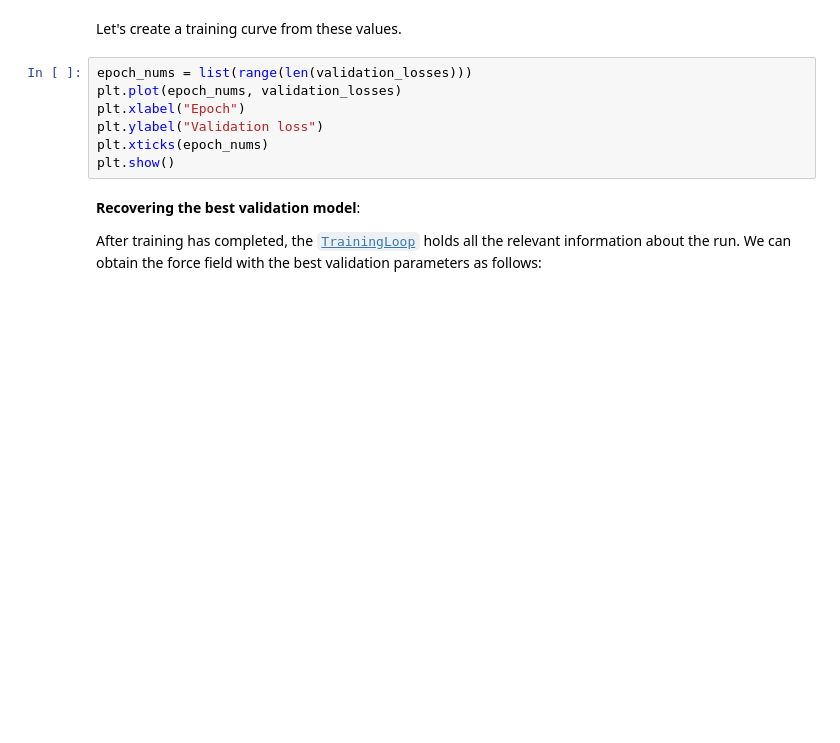
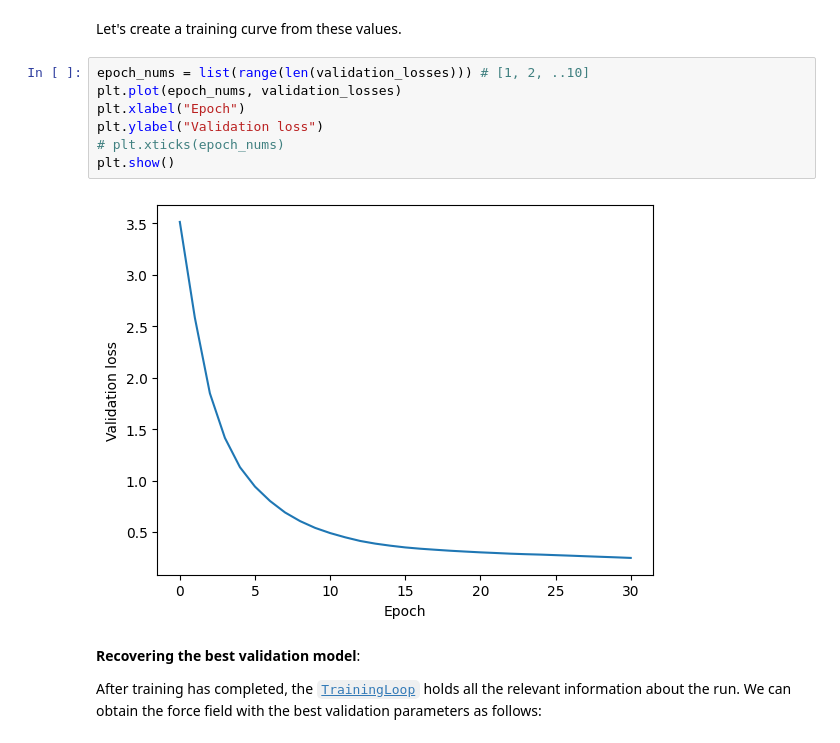
Before and after one commit to tmogoa/hackathon_IndabaX_2025_mlip, a Jupyter notebook: starter_notebook.ipynb, the cells around one changed output. Saved outputs shown, nothing was run; the diff lists cells and outputs as text; blank space fills up the shorter version.

```diff
--- a/starter_notebook.ipynb
+++ b/starter_notebook.ipynb
@@ -236,12 +440,14 @@ print(validation_losses)
 # %% [markdown]
 Let's create a training curve from these values.
 # %%
-epoch_nums = list(range(len(validation_losses)))
+epoch_nums = list(range(len(validation_losses))) # [1, 2, ..10]
 plt.plot(epoch_nums, validation_losses)
 plt.xlabel("Epoch")
 plt.ylabel("Validation loss")
-plt.xticks(epoch_nums)
+# plt.xticks(epoch_nums)
 plt.show()
+# %% [output]
+[figure, added]
 # %% [markdown]
 **Recovering the best validation model**:
 
```
Also changed, not shown: parts of 49 cells of this notebook.
